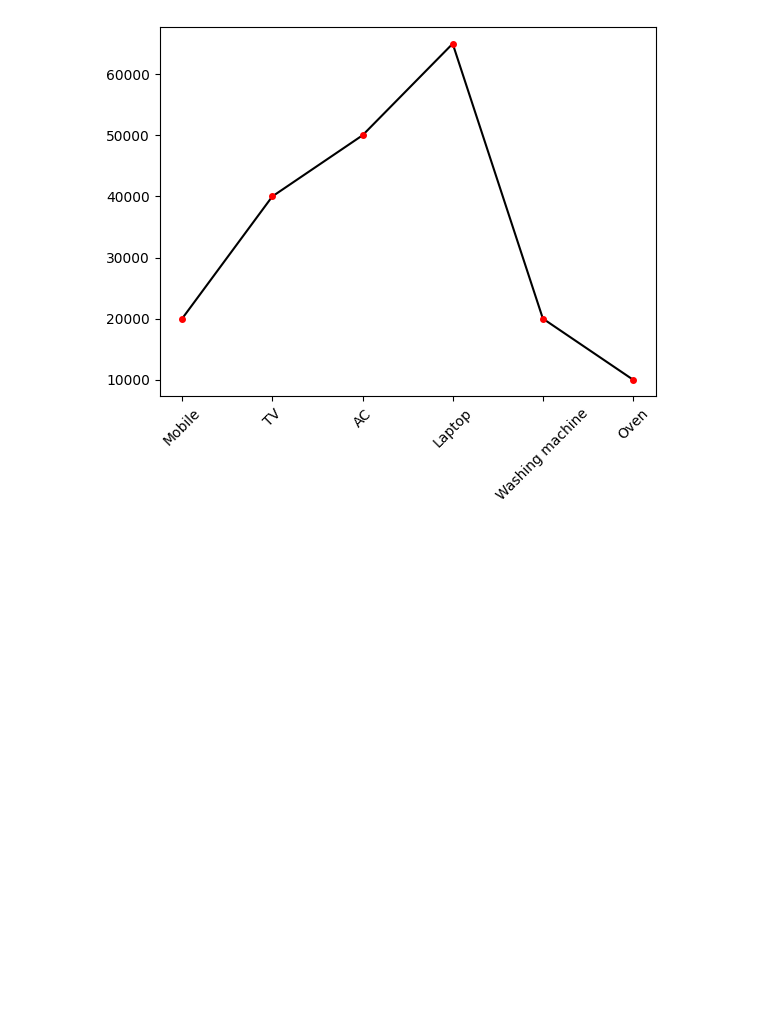
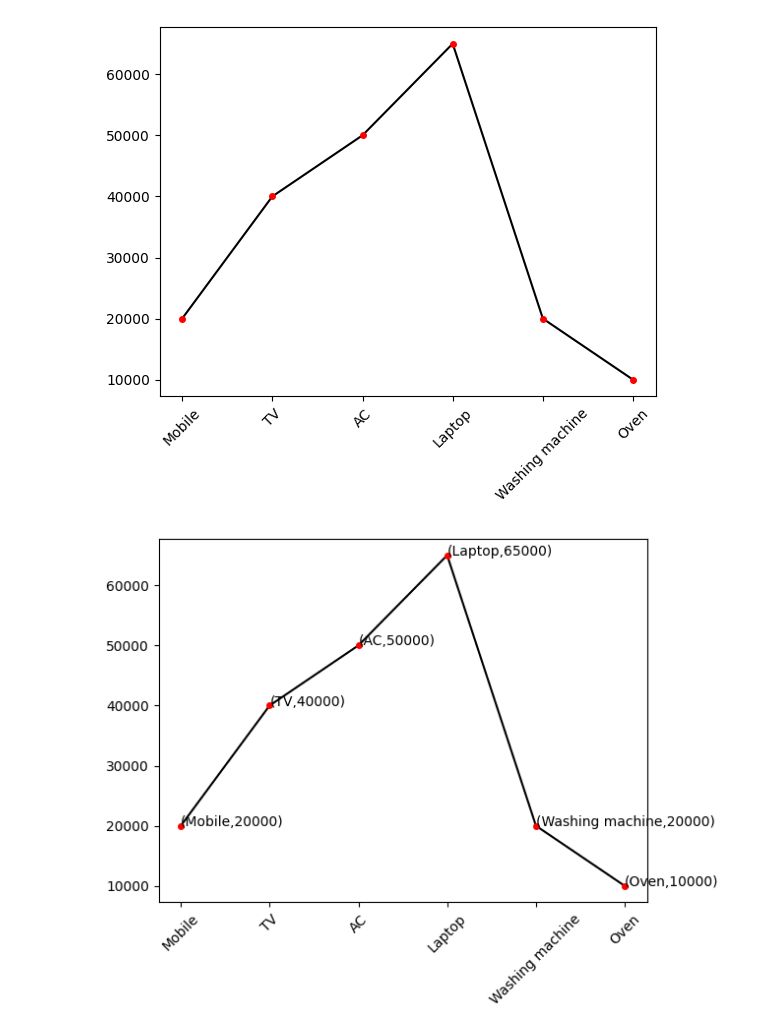
Before and after one commit to syed-khader/learning-python-libraries, a Jupyter notebook: visualization.ipynb, the cells around one changed output. Saved outputs shown, nothing was run; the diff lists cells and outputs as text; code cells hidden in the pictures; blank space fills up the shorter version.

```diff
--- a/visualization.ipynb
+++ b/visualization.ipynb
@@ -89,3 +90,13 @@ plt.xticks(rotation=45)
   Text(4, 0, 'Washing machine'),
   Text(5, 0, 'Oven')])
 [figure]
+# %%
+df1=pd.DataFrame({'Product':['Mobile','TV','AC','Laptop','Washing machine','Oven'],
+                  'Sales':[20000,40000,50000,65000,20000,10000]})
+plt.plot(df1['Product'],df1['Sales'],markerfacecolor='red',marker='.',color='black',markersize=8,markeredgecolor='red')
+plt.xticks(rotation=45)
+
+for i,j in zip(df1['Product'],df1['Sales']):
+  plt.annotate(f'({i},{j})',xy=(i,j))
+# %% [output]
+[figure, added]
```
Also changed, not shown: parts of 38 cells of this notebook.
